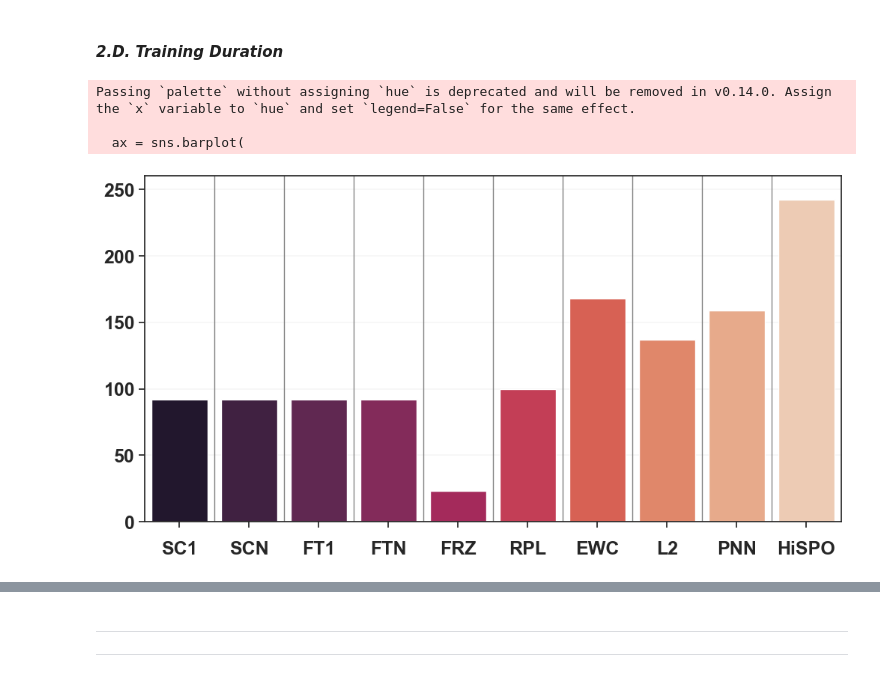
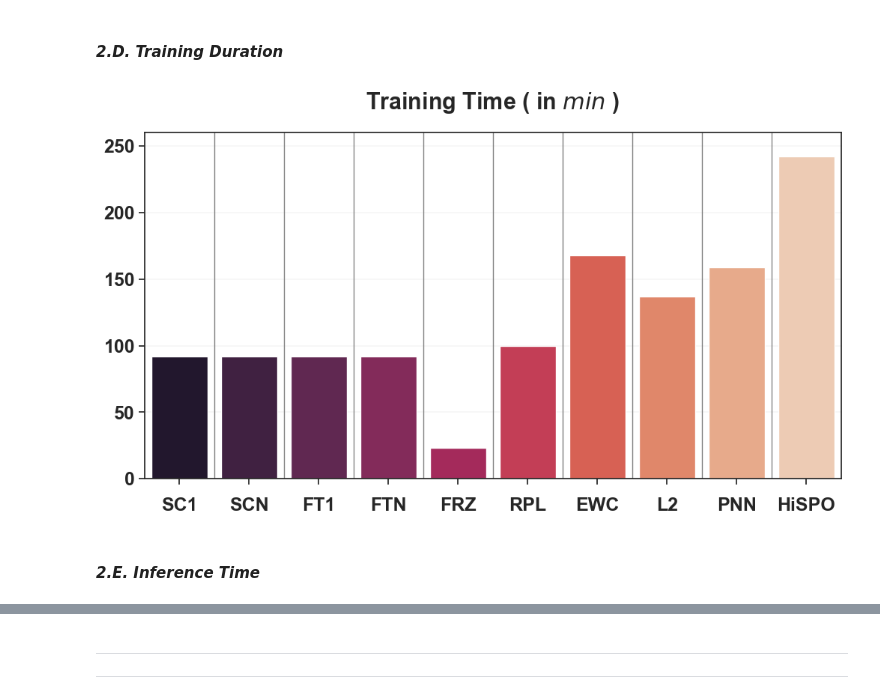
Before and after one commit to anosubcog9438/continual-nav-bench, a Jupyter notebook: experiments/2_continual/plots.ipynb, the cells around one changed output, grey strips where cells are left out. Cells and saved outputs as stored; diff of their text form; code cells hidden in the pictures.

```diff
--- a/experiments/2_continual/plots.ipynb
+++ b/experiments/2_continual/plots.ipynb
@@ -867,34 +867,35 @@ ax = sns.barplot(
     palette="rocket",
     order=METHODS,
     linewidth=1.0
 )
 
 # get x-tick positions (centers of the method groups)
 xticks = ax.get_xticks()
 for i in range(len(xticks)-1):
     # compute the midpoint between adjacent ticks
     x_sep = (xticks[i] + xticks[i+1]) / 2
     ax.axvline(x=x_sep, color='gray', linewidth=1.0, linestyle='-')
 
 # list of methods to annotate with a central zero
 methods_to_annotate = ["SC1", "SCN", "FT1", "FTN", "FRZ", "RPL", "EWC", "L2", "PNN", "HiSPO"]
 
 ax.set_xticklabels(ax.get_xticklabels(), horizontalalignment='center', fontsize=18, fontweight='bold', y=-0.025)
 ax.set_xlabel("")
 ax.set_ylabel("")
 ax.set_ylim(0, 260)
 ax.set_yticks([0, 50, 100, 150, 200, 250])
 ax.set_yticklabels(["0", "50", "100", "150", "200", "250"], fontsize=18, fontweight='bold')
 
 # grid lines (behind bars)
 for yline in [50, 100, 150, 200, 250]:
     ax.axhline(yline, color='gray', linewidth=0.125, linestyle='--', zorder=0)
 
+plt.title("Training Time ( in $min$ )", fontsize=22, fontweight='bold', y=1.05)
+
 # save as pdf
 plt.savefig("./plots/training_time.pdf", bbox_inches='tight')
 plt.show()
 # %% [output]
-Passing `palette` without assigning `hue` is deprecated and will be removed in v0.14.0. Assign the `x` variable to `hue` and set `legend=False` for the same effect.
-
-  ax = sns.barplot(
-[figure, old version]
+[figure, new version]
+# %% [markdown]
+#### *2.E. Inference Time*
```
Also changed, not shown: parts of 11 cells of this notebook, 18 other files.
